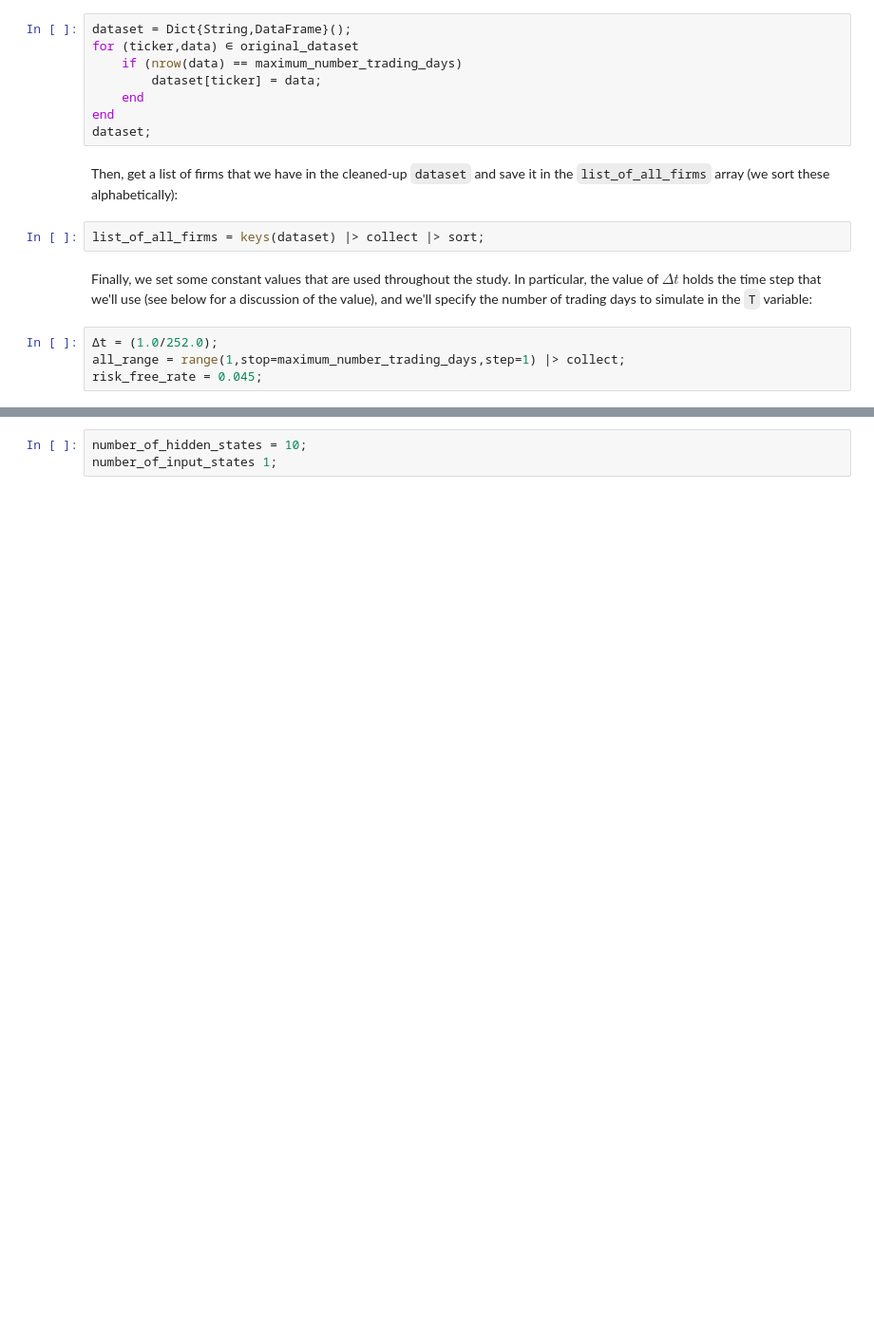
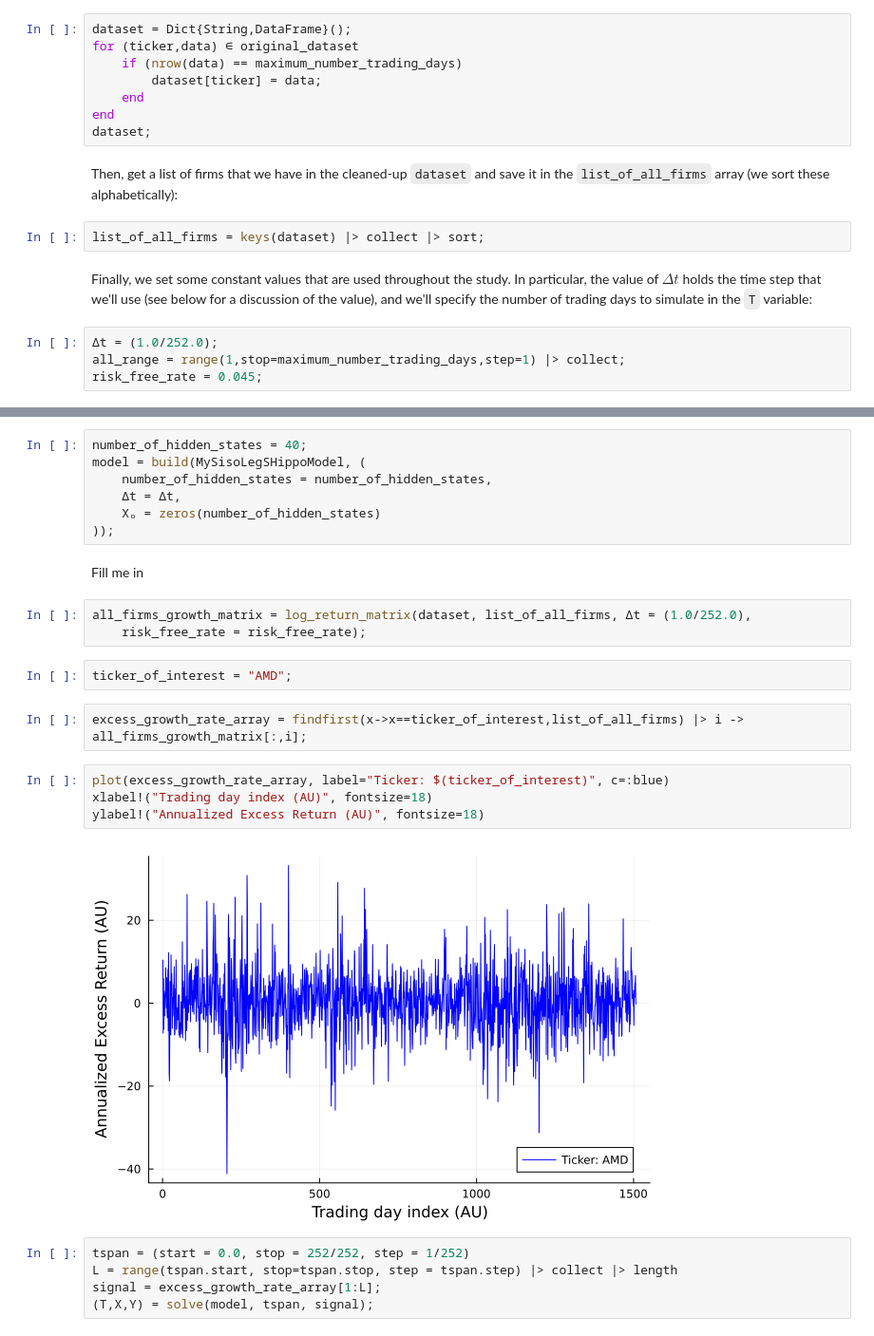
Before and after one commit to varnerlab/CHEME-130-eCornell-Repository, a Jupyter notebook: courses/CHEME-132/module-2/CHEME-132-Module-2-Advanced-Hippo-SSM.ipynb, the cells around one changed output, grey strips where cells are left out. Shown at 95% size. Saved outputs shown, nothing was run; the diff lists cells and outputs as text; blank space fills up the shorter version.

```diff
--- a/courses/CHEME-132/module-2/CHEME-132-Module-2-Advanced-Hippo-SSM.ipynb
+++ b/courses/CHEME-132/module-2/CHEME-132-Module-2-Advanced-Hippo-SSM.ipynb
@@ -56,4 +56,28 @@ risk_free_rate = 0.045;
 Fill me in.
 # %%
-number_of_hidden_states = 10;
-number_of_input_states 1;
+number_of_hidden_states = 40;
+model = build(MySisoLegSHippoModel, (
+    number_of_hidden_states = number_of_hidden_states,
+    Δt = Δt,
+    Xₒ = zeros(number_of_hidden_states)
+));
+# %% [markdown]
+Fill me in
+# %%
+all_firms_growth_matrix = log_return_matrix(dataset, list_of_all_firms, Δt = (1.0/252.0),
+    risk_free_rate = risk_free_rate);
+# %%
+ticker_of_interest = "AMD";
+# %%
+excess_growth_rate_array = findfirst(x->x==ticker_of_interest,list_of_all_firms) |> i -> all_firms_growth_matrix[:,i];
+# %%
+plot(excess_growth_rate_array, label="Ticker: $(ticker_of_interest)", c=:blue)
+xlabel!("Trading day index (AU)", fontsize=18)
+ylabel!("Annualized Excess Return (AU)", fontsize=18)
+# %% [output]
+[figure, added]
+# %%
+tspan = (start = 0.0, stop = 252/252, step = 1/252)
+L = range(tspan.start, stop=tspan.stop, step = tspan.step) |> collect |> length
+signal = excess_growth_rate_array[1:L];
+(T,X,Y) = solve(model, tspan, signal);
```
Also changed, not shown: parts of 6 cells of this notebook, 1 other file.
